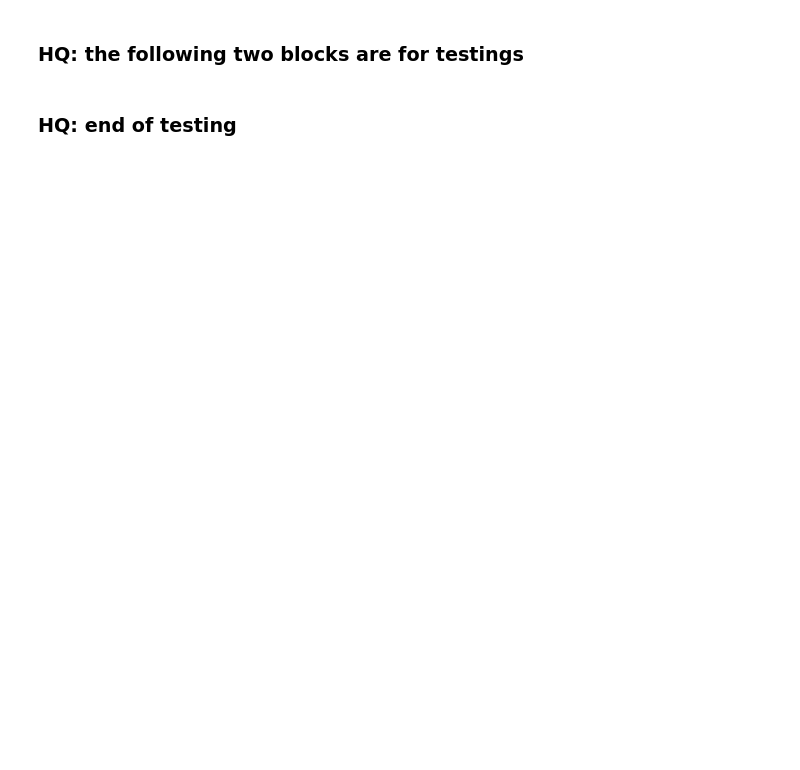
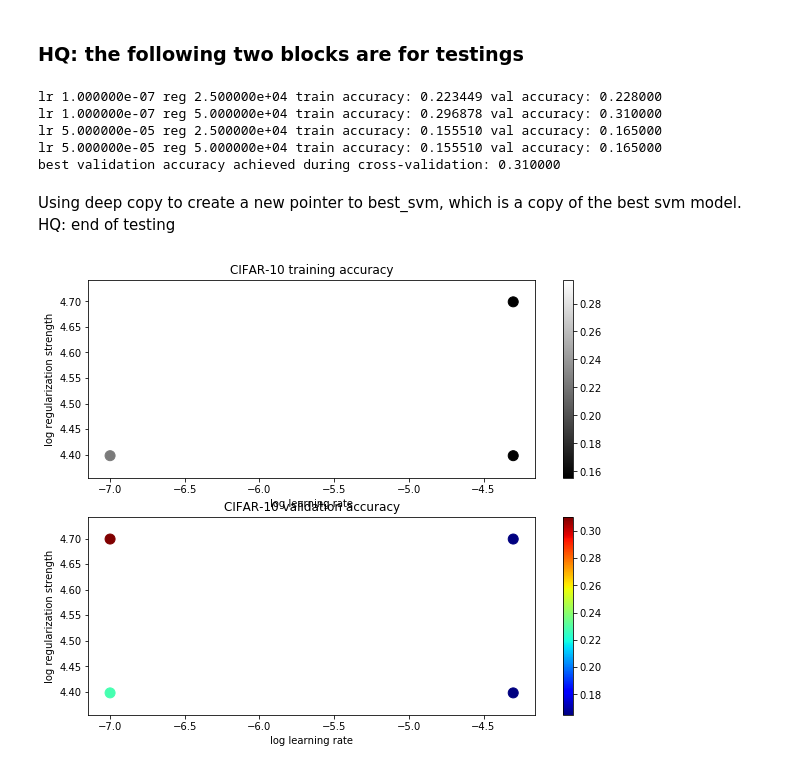
Before and after one commit to HarveyQ/h.qiu-cs231n, a Jupyter notebook: assignment1/svm.ipynb, the cells around one changed output. Cells and saved outputs as stored; diff of their text form; code cells hidden in the pictures; blank space fills up the shorter version.

```diff
--- a/assignment1/svm.ipynb
+++ b/assignment1/svm.ipynb
@@ -433,10 +433,9 @@ validation accuracy: 0.380000
 # learning rate). You should experiment with different ranges for the learning
 # rates and regularization strengths; if you are careful you should be able to
 # get a classification accuracy of about 0.4 on the validation set.
+
 learning_rates = [1e-7, 5e-5]
-regularization_strengths = [2.5e4, svm_test1 = LinearSVM()
-
-]
+regularization_strengths = [2.5e4, 5e4]
 
 # results is dictionary mapping tuples of the form
 # (learning_rate, regularization_strength) to tuples of the form
@@ -460,61 +459,91 @@ best_svm = None # The LinearSVM object that achieved the highest validation rate
 # confident that your validation code works, you should rerun the validation   #
 # code with a larger value for num_iters.                                      #
 ################################################################################
+import copy
 
-# construct the parameter pairs
+# construct parameter pairs
 num_lr = len(learning_rates)
-num_rs = len(regularization_strengths)
-hyper_para = np.zeros((num_lr * num_rs, 2))
-for idx_lr, lr in enumerate(learning_rates):
-    for idx_rs, rs in enumerate(regularization_strengths):
-        idx = idx_lr + idx_rs
-        hyper_para[idx] = np.array([lr, rs])
+num_reg = len(regularization_strengths)
+hyper_para = np.zeros((num_lr * num_reg, 2))
+idx = 0
+for lr in learning_rates:
+    for reg in regularization_strengths:
+        hyper_para[idx] = np.array([lr, reg])
+        idx += 1
 
+# cross-validation
 svm = LinearSVM()
-for (lr, rs) in hyper_para:
+for (lr, reg) in hyper_para:
+    loss_hist = svm.train(X_train, y_train, learning_rate=lr, reg=reg,
+                          num_iters=100, verbose=False)
     y_train_pred = svm.predict(X_train)
-    y_val_pred = svm.predict()
-    loss_hist = svm.train(X_train, y_train, learning_rate=lr, reg=rs,
-                      num_iters=100, verbose=True)
+    training_accuracy = np.mean(y_train == y_train_pred)
+    y_val_pred = svm.predict(X_val)
+    validation_accuracy = np.mean(y_val_pred == y_val)
+    results[(lr, reg)] = (training_accuracy, validation_accuracy)
 
-################################################################################
+    if (validation_accuracy > best_val):
+        best_val = validation_accuracy
+        best_svm = copy.deepcopy(svm)
+
+#     ###
+#     current_W = svm.W
+#     if (validation_accuracy > best_val):
+#         best_val = validation_accuracy
+#         W_mtx = svm.W
+#         best_W = W_mtx[:]
+#         if np.sum(current_W != best_W) == 0:
+#             print('best W matrix updated')
+#     ###
+
+############################################################
 #                              END OF YOUR CODE                                #
 ################################################################################
 
 # Print out results.
 for lr, reg in sorted(results):
     train_accuracy, val_accuracy = results[(lr, reg)]
-    print('lr %e reg %e train accuracy: %f val accuracy: %f' % (
-                lr, reg, train_accuracy, val_accuracy))
+    print('lr %e reg %e train accuracy: %f val accuracy: %f' %
+                          (lr, reg, train_accuracy, val_accuracy))
 
 print('best validation accuracy achieved during cross-validation: %f' % best_val)
+# %% [output]
+lr 1.000000e-07 reg 2.500000e+04 train accuracy: 0.223449 val accuracy: 0.228000
+lr 1.000000e-07 reg 5.000000e+04 train accuracy: 0.296878 val accuracy: 0.310000
+lr 5.000000e-05 reg 2.500000e+04 train accuracy: 0.155510 val accuracy: 0.165000
+lr 5.000000e-05 reg 5.000000e+04 train accuracy: 0.155510 val accuracy: 0.165000
+best validation accuracy achieved during cross-validation: 0.310000
-# %% [markdown]
-### HQ: end of testing
+# %% [markdown]
+Using deep copy to create a new pointer to best_svm, which is a copy of the best svm model.
+HQ: end of testing
 # %%
 # Visualize the cross-validation results
 import math
 x_scatter = [math.log10(x[0]) for x in results]
 y_scatter = [math.log10(x[1]) for x in results]
 
 # plot training accuracy
 marker_size = 100
 colors = [results[x][0] for x in results]
 plt.subplot(2, 1, 1)
 plt.scatter(x_scatter, y_scatter, marker_size, c=colors)
 plt.colorbar()
 plt.xlabel('log learning rate')
 plt.ylabel('log regularization strength')
 plt.title('CIFAR-10 training accuracy')
 
 # plot validation accuracy
 colors = [results[x][1] for x in results] # default size of markers is 20
 plt.subplot(2, 1, 2)
 plt.scatter(x_scatter, y_scatter, marker_size, c=colors)
+plt.set_cmap('jet')
 plt.colorbar()
 plt.xlabel('log learning rate')
 plt.ylabel('log regularization strength')
 plt.title('CIFAR-10 validation accuracy')
 plt.show()
+# %% [output]
+[figure, added]
 # %%
 # Evaluate the best svm on test set
 y_test_pred = best_svm.predict(X_test)
```
Also changed, not shown: parts of 9 cells of this notebook, 2 other files.
